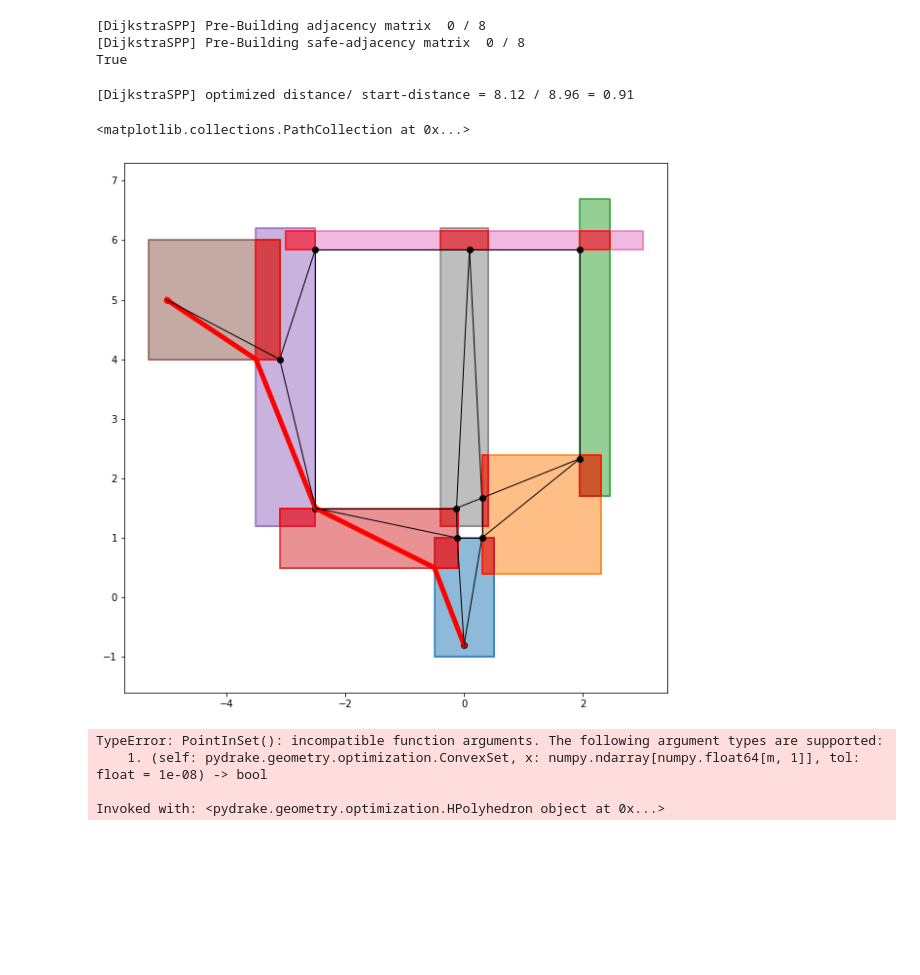
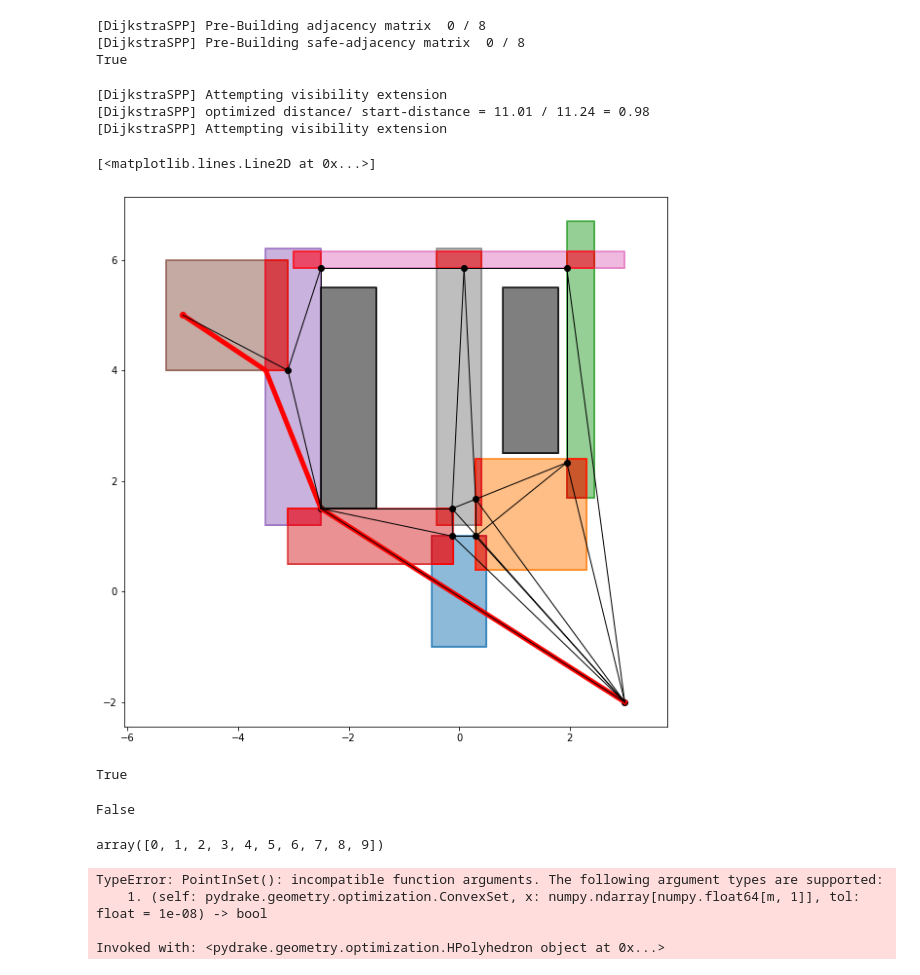
Before and after one commit to wernerpe/cvisiris_examples, a Jupyter notebook: dijkstraspp_reimplementation.ipynb, the cells around one changed output. Saved outputs shown, nothing was run; the diff lists cells and outputs as text; code cells hidden in the pictures; blank space fills up the shorter version.

Commit message:
huge collisions are back

```diff
--- a/dijkstraspp_reimplementation.ipynb
+++ b/dijkstraspp_reimplementation.ipynb
@@ -214,6 +214,7 @@ from visualization_utils import plot_HPoly
 import matplotlib.pyplot as plt
 
 points = np.array([[0,-0.8],[-5,5]])
+points = np.array([[3,-2],[-5,5]])
 center_points = np.array([[0, 0],
                           [1.3, 1.4],
                           [2.2, 4.2],
@@ -232,45 +233,100 @@ sizes = np.array([[1,2],
                   [6,0.3],
                   [0.8,5]])
 
+from visibility_utils import point_in_regions
 regions =[]
 for c, s in zip(center_points, sizes):
     l = c- s/2
     u = c + s/2
     regions.append(HPolyhedron.MakeBox(l,u))
 
-dspp = DijkstraSPP(regions)
+
+sizes = np.array([[1,4],
+                  [1,3],
+                  #[2,2],
+                  ])
+
+center_points = np.array([[-2, 3.5],
+                          [1.3, 4],
+                          #[1.6, 1.4],
+                          ])
+
+obstacles = []
+for c, s in zip(center_points, sizes):
+    l = c- s/2
+    u = c + s/2
+    obstacles.append(HPolyhedron.MakeBox(l,u))
+
+class checker:
+    def __init__(self, obstacles):
+        self.obstacles = [o for o in obstacles]
+        self.res = 0.01
+
+    def CheckEdgeCollisionFreeParallel(self, a, b):
+        tv = np.arange(0,1,self.res)
+        for t in tv:
+            pt = t*b + (1-t)*a
+            if point_in_regions(pt, self.obstacles):
+                return False
+        return True
+
+col_check = checker(obstacles)
+dspp = DijkstraSPP(regions, col_check, verbose=True)
 # %% [output]
 [DijkstraSPP] Pre-Building adjacency matrix  0 / 8
 [DijkstraSPP] Pre-Building safe-adjacency matrix  0 / 8
 True
 # %%
-wps, dist = dspp.solve(points[0], points[1])
+wps, dist = dspp.solve(points[0], points[1], refine_path=True)
 wps = np.array(wps)
-ad_coo = dspp.extend_adjacency_mat(points[0], points[1])
+ad_coo, fixed_idx = dspp.extend_adjacency_mat(points[0], points[1])
 ad_dense = ad_coo.toarray()
 reppoints_tot = np.concatenate((dspp.reppts, np.array(points)), axis = 0)
 fig, ax = plt.subplots(figsize = (10,10))
 for p,c in zip(points, ['k','r']):
     ax.scatter(p[0], p[1], c = c)
 ax.axis('equal')
 for r in regions:
     plot_HPoly(ax, r)
 for r in dspp.safe_sets:
     plot_HPoly(ax, r, color = 'r')
 
-ax.plot(wps[:,0], wps[:, 1], linewidth = 5 , c = 'r')
+for r in obstacles:
+    plot_HPoly(ax, r, color = 'k', zorder=10)
 
 for i in range(len(dspp.safe_sets)+1):
     for j in range(i+1, len(dspp.safe_sets)+2):
         if ad_dense[i,j]!=0:
             x = [reppoints_tot[i][0], reppoints_tot[j][0]]
             y = [reppoints_tot[i][1], reppoints_tot[j][1]]
             ax.plot(x,y, linewidth = 1, c = 'k',zorder =10)
 ax.scatter(dspp.reppts[:,0], dspp.reppts[:,1], c = 'k')
+ax.plot(wps[:,0], wps[:, 1], linewidth = 5 , c = 'r')
 # %% [output]
-[DijkstraSPP] optimized distance/ start-distance = 8.12 / 8.96 = 0.91
+[DijkstraSPP] Attempting visibility extension
+[DijkstraSPP] optimized distance/ start-distance = 11.01 / 11.24 = 0.98
+[DijkstraSPP] Attempting visibility extension
-<matplotlib.collections.PathCollection at 0x...>
+[<matplotlib.lines.Line2D at 0x...>]
-[figure, old version]
+[figure, new version]
+# %%
+col_check.CheckEdgeCollisionFreeParallel(np.array([3,2]), np.array([-4,2]))
+# %% [output]
+True
+# %%
+a = np.array([3,2])
+b = np.array([-4,2])
+
+tv = np.arange(0,1,0.1)
+for t in tv:
+    pt = t*b + (1-t)*a
+    if point_in_regions(pt, obstacles):
+        print( False)
+# %% [output]
+False
+# %%
+tv
+# %% [output]
+array([0, 1, 2, 3, 4, 5, 6, 7, 8, 9])
 # %%
 regions[0].PointInSet()
 # %% [output]
```
Also changed, not shown: 2 other files.
